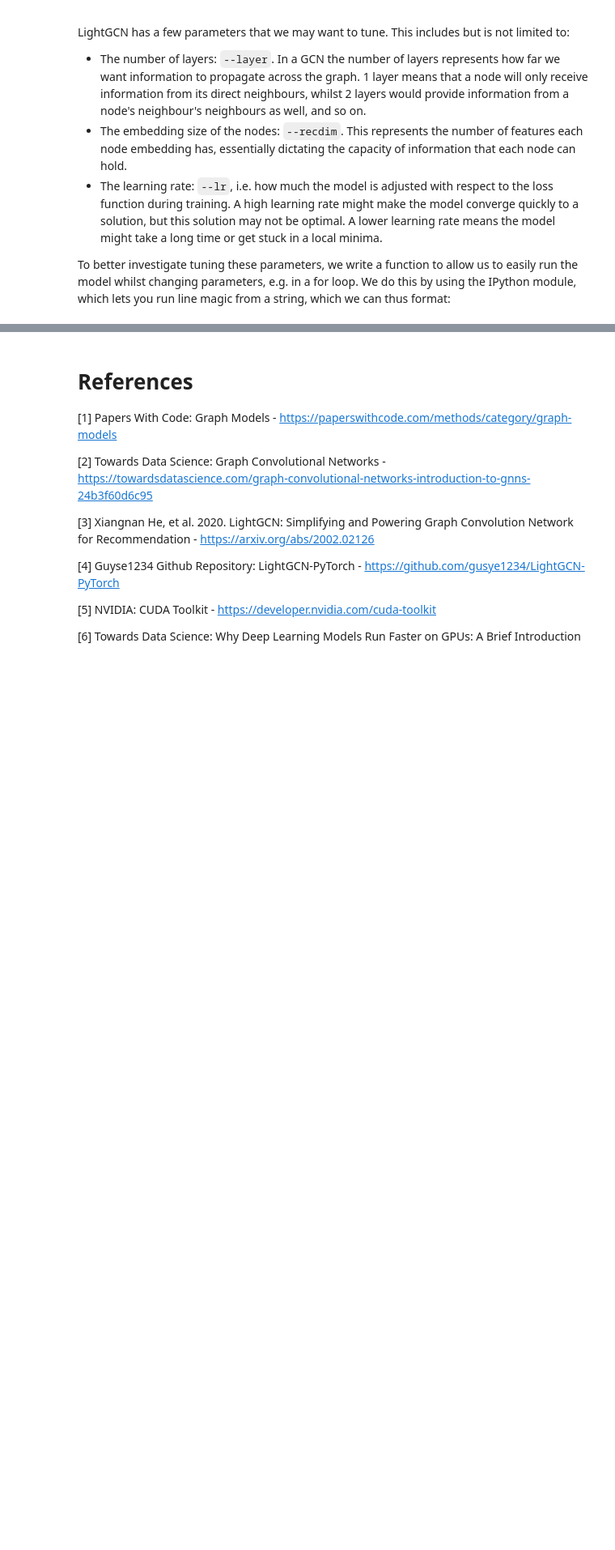
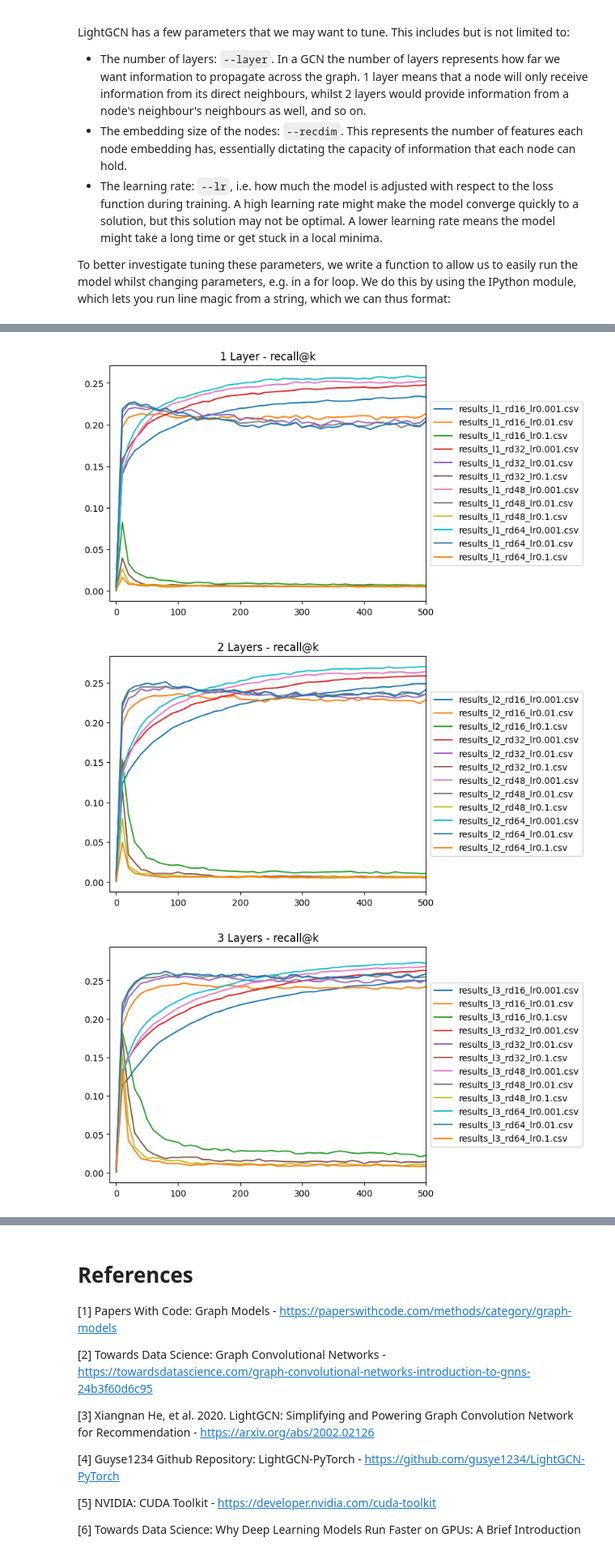
Before and after one commit to elimiller7/dst-assessment-2, a Jupyter notebook: report/06-Graph-Neural-Network.ipynb, the cells around one changed output, grey strips where cells are left out. Shown at 81% size. Drawn from its saved outputs; the diff is of its cells as text; code cells hidden in the pictures; blank space fills up the shorter version.

```diff
--- a/report/06-Graph-Neural-Network.ipynb
+++ b/report/06-Graph-Neural-Network.ipynb
@@ -153,3 +219,48 @@ These may also be written as `precision@k`, `recall@k`, and `ndcg@k`, where this
 #     for recdims in [16,32,48,64]:
 #         for lrs in [0.1,0.01,0.001]:
 #             LightGCN(layer = layers, recdim = recdims, lr = lrs, epochs=500)
+# %%
+metric = 'recall'
+#metric = 'precision'
+#metric = 'ndcg'
+
+results = os.listdir(os.path.join('..','scripts','LightGCN','results'))
+fig = plt.figure()
+results1 = []
+for result in results:
+    if 'l1' in result:
+        results1.append(result)
+        resultdf = pd.read_csv(os.path.join('..','scripts','LightGCN','results',result),index_col='Unnamed: 0')
+        plt.plot(resultdf[metric])
+plt.legend(results1, loc='center left',bbox_to_anchor=(1, 0.5))
+plt.title(f'1 Layer - {metric}@k')
+plt.xlim((-10,500))
+plt.show()
+
+fig = plt.figure()
+results2 = []
+for result in results:
+    if 'l2' in result:
+        results2.append(result)
+        resultdf = pd.read_csv(os.path.join('..','scripts','LightGCN','results',result),index_col='Unnamed: 0')
+        plt.plot(resultdf[metric])
+plt.legend(results2, loc='center left',bbox_to_anchor=(1, 0.5))
+plt.title(f'2 Layers - {metric}@k')
+plt.xlim((-10,500))
+plt.show()
+
+fig = plt.figure()
+results3 = []
+for result in results:
+    if 'l3' in result:
+        results3.append(result)
+        resultdf = pd.read_csv(os.path.join('..','scripts','LightGCN','results',result),index_col='Unnamed: 0')
+        plt.plot(resultdf[metric])
+plt.legend(results3, loc='center left',bbox_to_anchor=(1, 0.5))
+plt.title(f'3 Layers - {metric}@k')
+plt.xlim((-10,500))
+plt.show()
+# %% [output]
+[figure, added]
+[figure, added]
+[figure, added]
```
Also changed, not shown: parts of 21 cells of this notebook.
